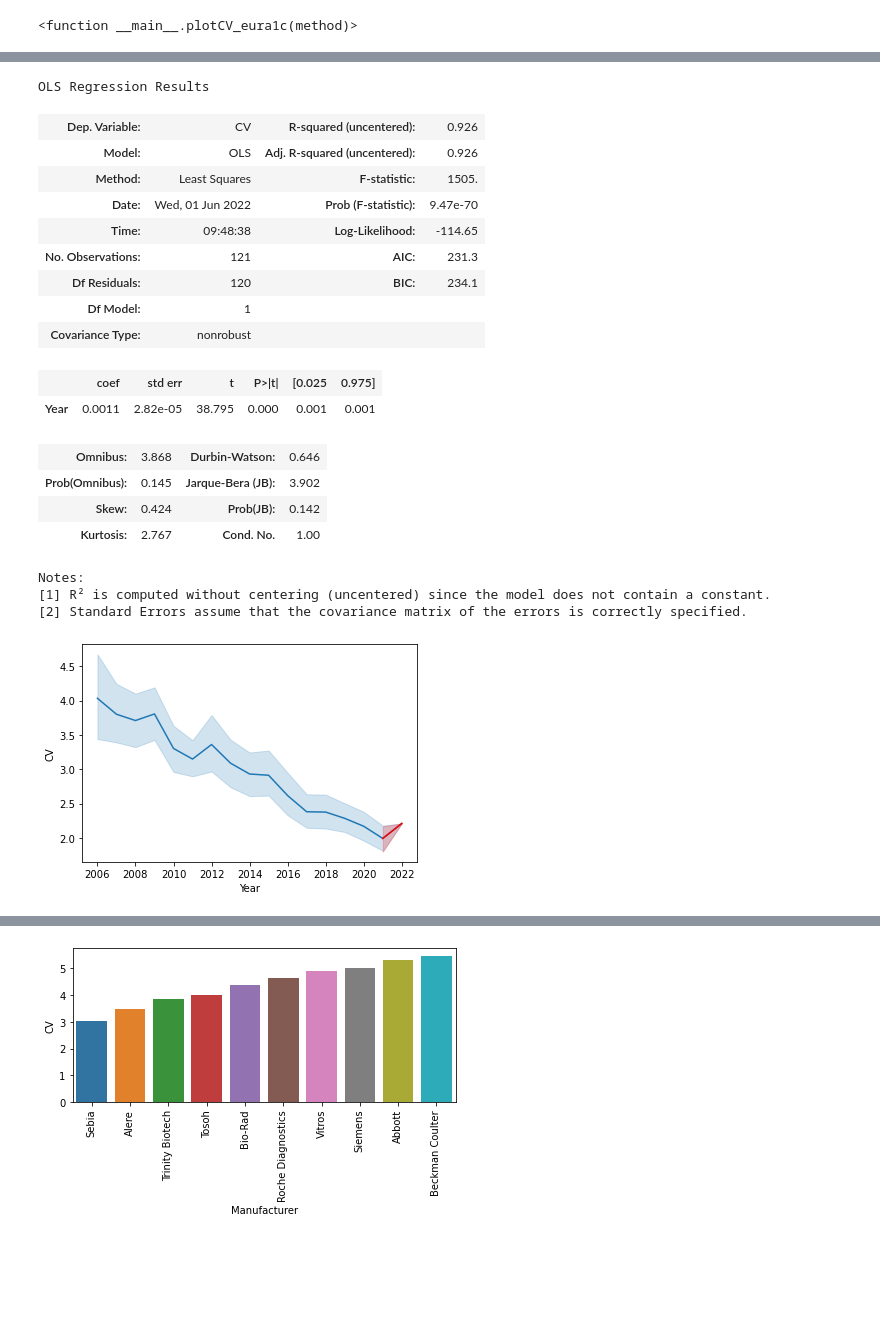
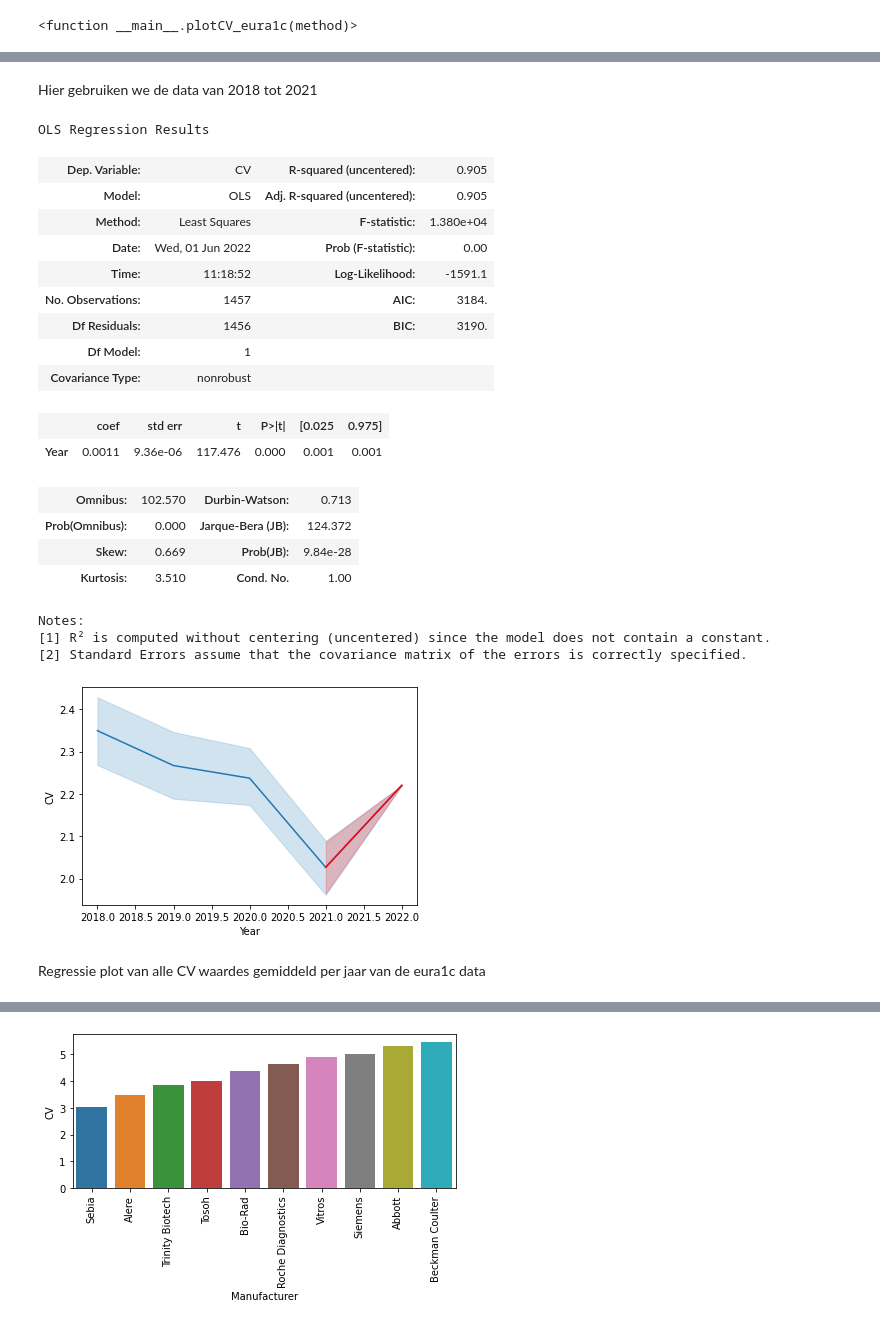
Before and after one commit to DSa-HbA1c/Predictions, a Jupyter notebook: Data visualisatie Corné.ipynb, the cells around one changed output, grey strips where cells are left out. Saved outputs shown, nothing was run; the diff lists cells and outputs as text; code cells hidden in the pictures; blank space fills up the shorter version.

```diff
--- a/Data visualisatie Corné.ipynb
+++ b/Data visualisatie Corné.ipynb
@@ -35,0 +38,3 @@ De dataset wordt aangepast, zodat het bruikbaar is om de bapaalde visualisaties
+# %%
+df = pd.read_excel('Complete-dataset-final.xlsx')
+df = df.dropna()
@@ -168,39 +231,43 @@ Notes:
+# %% [markdown]
+Hier gebruiken we de data van 2018 tot 2021
 # %%
-schaar = df_cap[df_cap["Year"] >= 2018]
-X = schaar['Year']
-y = schaar["CV"]
+cap_prep_pred = df_cap_prep[df_cap_prep["Year"] >= 2018]
+X = cap_prep_pred['Year']
+y = cap_prep_pred["CV"]
 
 # Fit and make the predictions by the model
 model = sm.OLS(y, X).fit()
 predictions = model.predict(X)
 preddf = pd.DataFrame(predictions, columns=['CV'])
 preddf['Year'] = "2022"
 # preddf = preddf.groupby('Year').mean().reset_index()
-test = pd.concat([df_cap,preddf])
-test['Year'] = test['Year'].astype(str).astype(int)
-test = test.reset_index(drop=True)
-sns.lineplot(x = 'Year', y = 'CV', data = test)
-sns.lineplot(x = 'Year', y = 'CV', data = test[(test['Year'] >= 2021) & (test['Year'] <= 2022)], color= 'red')
+combined = pd.concat([cap_prep_pred,preddf])
+combined['Year'] = combined['Year'].astype(str).astype(int)
+combined = combined.reset_index(drop=True)
+sns.lineplot(x = 'Year', y = 'CV', data = combined)
+sns.lineplot(x = 'Year', y = 'CV', data = combined[(combined['Year'] >= 2021) & (combined['Year'] <= 2022)], color= 'red')
 model.summary()
 # %% [output]
 OLS Regression Results
-| Dep. Variable: | CV | R-squared (uncentered): | 0.926 |
-| Model: | OLS | Adj. R-squared (uncentered): | 0.926 |
-| Method: | Least Squares | F-statistic: | 1505. |
-| Date: | Wed, 01 Jun 2022 | Prob (F-statistic): | 9.47e-70 |
-| Time: | 09:48:38 | Log-Likelihood: | -114.65 |
-| No. Observations: | 121 | AIC: | 231.3 |
-| Df Residuals: | 120 | BIC: | 234.1 |
+| Dep. Variable: | CV | R-squared (uncentered): | 0.905 |
+| Model: | OLS | Adj. R-squared (uncentered): | 0.905 |
+| Method: | Least Squares | F-statistic: | 1.380e+04 |
+| Date: | Wed, 01 Jun 2022 | Prob (F-statistic): | 0.00 |
+| Time: | 11:18:52 | Log-Likelihood: | -1591.1 |
+| No. Observations: | 1457 | AIC: | 3184. |
+| Df Residuals: | 1456 | BIC: | 3190. |
 | Df Model: | 1 |  |  |
 | Covariance Type: | nonrobust |  |  |
 |  | coef | std err | t | P>|t| | [0.025 | 0.975] |
-| Year | 0.0011 | 2.82e-05 | 38.795 | 0.000 | 0.001 | 0.001 |
+| Year | 0.0011 | 9.36e-06 | 117.476 | 0.000 | 0.001 | 0.001 |
-| Omnibus: | 3.868 | Durbin-Watson: | 0.646 |
-| Prob(Omnibus): | 0.145 | Jarque-Bera (JB): | 3.902 |
-| Skew: | 0.424 | Prob(JB): | 0.142 |
-| Kurtosis: | 2.767 | Cond. No. | 1.00 |
+| Omnibus: | 102.570 | Durbin-Watson: | 0.713 |
+| Prob(Omnibus): | 0.000 | Jarque-Bera (JB): | 124.372 |
+| Skew: | 0.669 | Prob(JB): | 9.84e-28 |
+| Kurtosis: | 3.510 | Cond. No. | 1.00 |
 Notes:
 [1] R² is computed without centering (uncentered) since the model does not contain a constant.
 [2] Standard Errors assume that the covariance matrix of the errors is correctly specified.
-[figure, old version]
+[figure, new version]
+# %% [markdown]
+Regressie plot van alle CV waardes gemiddeld per jaar van de eura1c data
 # %%
```
Also changed, not shown: parts of 46 cells of this notebook.
